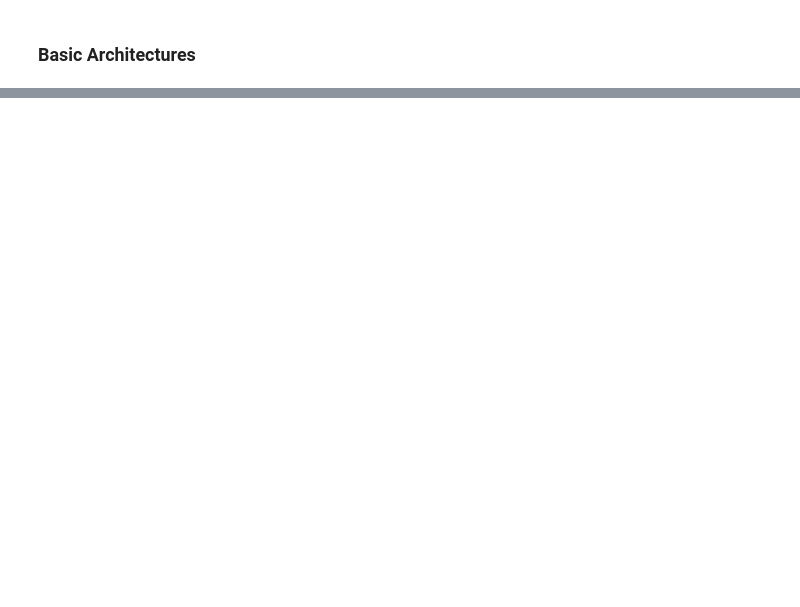
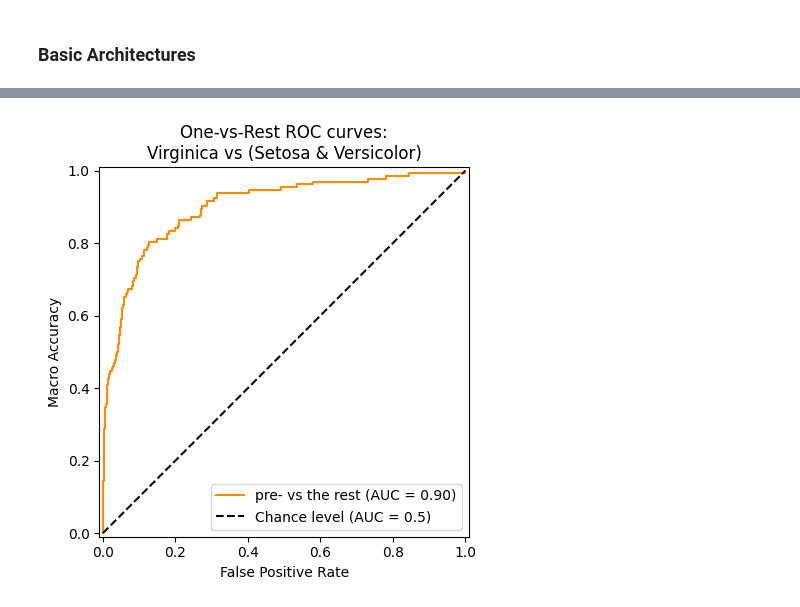
Before and after one commit to mrucker/diss, a Jupyter notebook: Samples.ipynb, the cells around one changed output, grey strips where cells are left out. Saved outputs shown, nothing was run; the diff lists cells and outputs as text; code cells hidden in the pictures; blank space fills up the shorter version.

```diff
--- a/Samples.ipynb
+++ b/Samples.ipynb
@@ -617,0 +1015,5 @@ def train_model(Xs, ys, model, opt, sched, loss, batch=8, epoch=1, device='cpu')
+# %%
+def local():
+    from sklearn.metrics import balanced_accuracy_score
+    return balanced_accuracy_score(out[0][-1], [ int(s>.1) for s in out[0][-2]])
+local()
@@ -617,0 +1481,24 @@ def train_model(Xs, ys, model, opt, sched, loss, batch=8, epoch=1, device='cpu')
+# %%
+def local():
+    from sklearn.metrics import roc_auc_score
+    import matplotlib.pyplot as plt
+
+    from sklearn.metrics import RocCurveDisplay
+
+    display = RocCurveDisplay.from_predictions(
+        out[0][-1],
+        out[0][-2],
+        name=f"pre- vs the rest",
+        color="darkorange",
+        plot_chance_level=True,
+    )
+    _ = display.ax_.set(
+        xlabel="False Positive Rate",
+        ylabel="Macro Accuracy",
+        title="One-vs-Rest ROC curves:\nVirginica vs (Setosa & Versicolor)",
+    )
+
+
+local()
+# %% [output]
+[figure, added]
```
Also changed, not shown: parts of 61 cells of this notebook, 3 other files.
